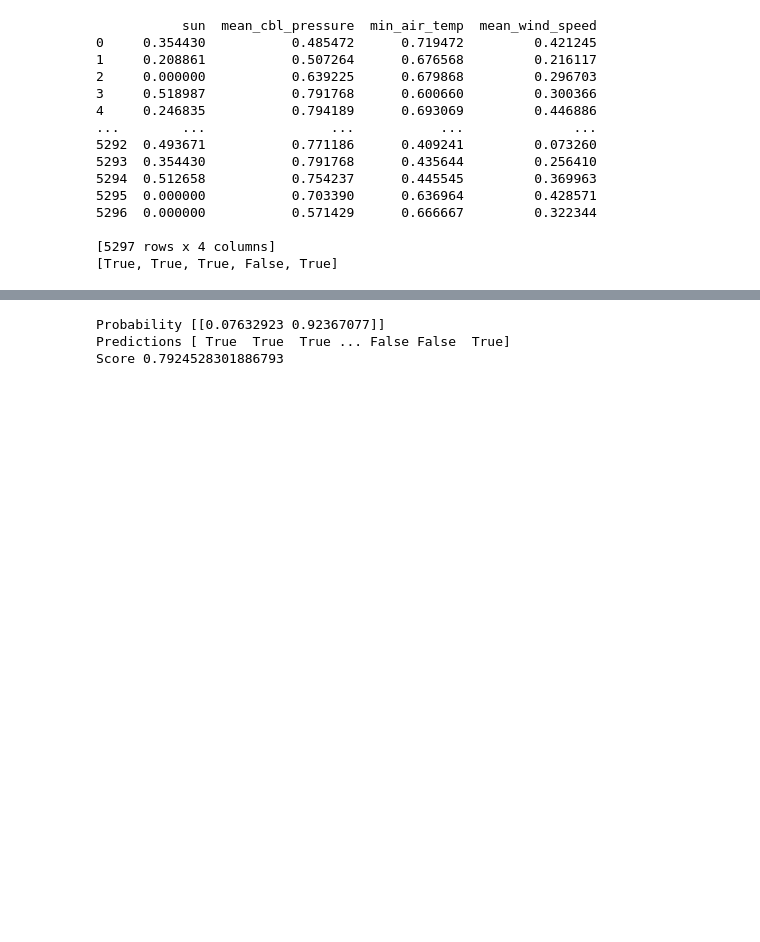
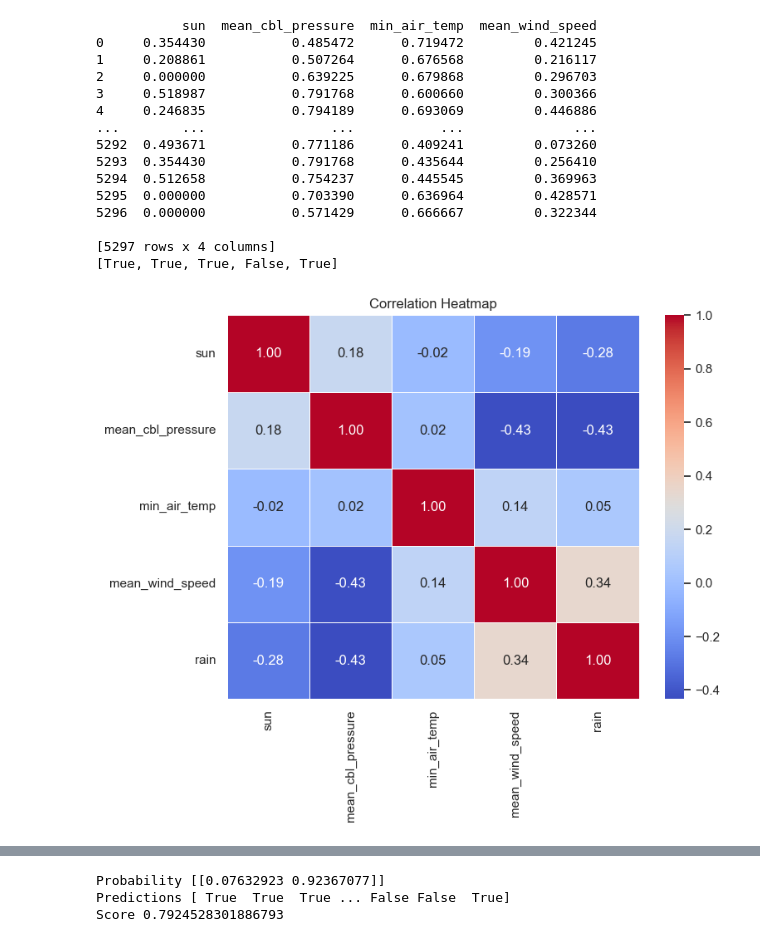
Before and after one commit to Dawid33/CS4287-assignment-1, a Jupyter notebook: CS4287-Prj1-20273118-20259344/CS4287-Prj1-20273118-20259344.ipynb, the cells around one changed output, grey strips where cells are left out. Cells and saved outputs as stored; diff of their text form; code cells hidden in the pictures; blank space fills up the shorter version.

```diff
--- a/CS4287-Prj1-20273118-20259344/CS4287-Prj1-20273118-20259344.ipynb
+++ b/CS4287-Prj1-20273118-20259344/CS4287-Prj1-20273118-20259344.ipynb
@@ -71,3 +73,18 @@ data.print()
 
 [5297 rows x 4 columns]
 [True, True, True, False, True]
+# %%
+
+# Dataframe of key attributes
+key_attributes = data.raw[['sun', 'mean_cbl_pressure', 'min_air_temp', 'mean_wind_speed', 'rain']]
+
+# Correlation matrix
+corr_matrix = key_attributes.corr()
+
+# heatmap
+plt.figure(figsize=(8, 6))
+sns.heatmap(corr_matrix, annot=True, cmap='coolwarm', cbar=True, fmt=".2f", linewidths=0.5)
+plt.title('Correlation Heatmap')
+plt.show()
+# %% [output]
+[figure, added]
```
Also changed, not shown: parts of 6 cells of this notebook.
